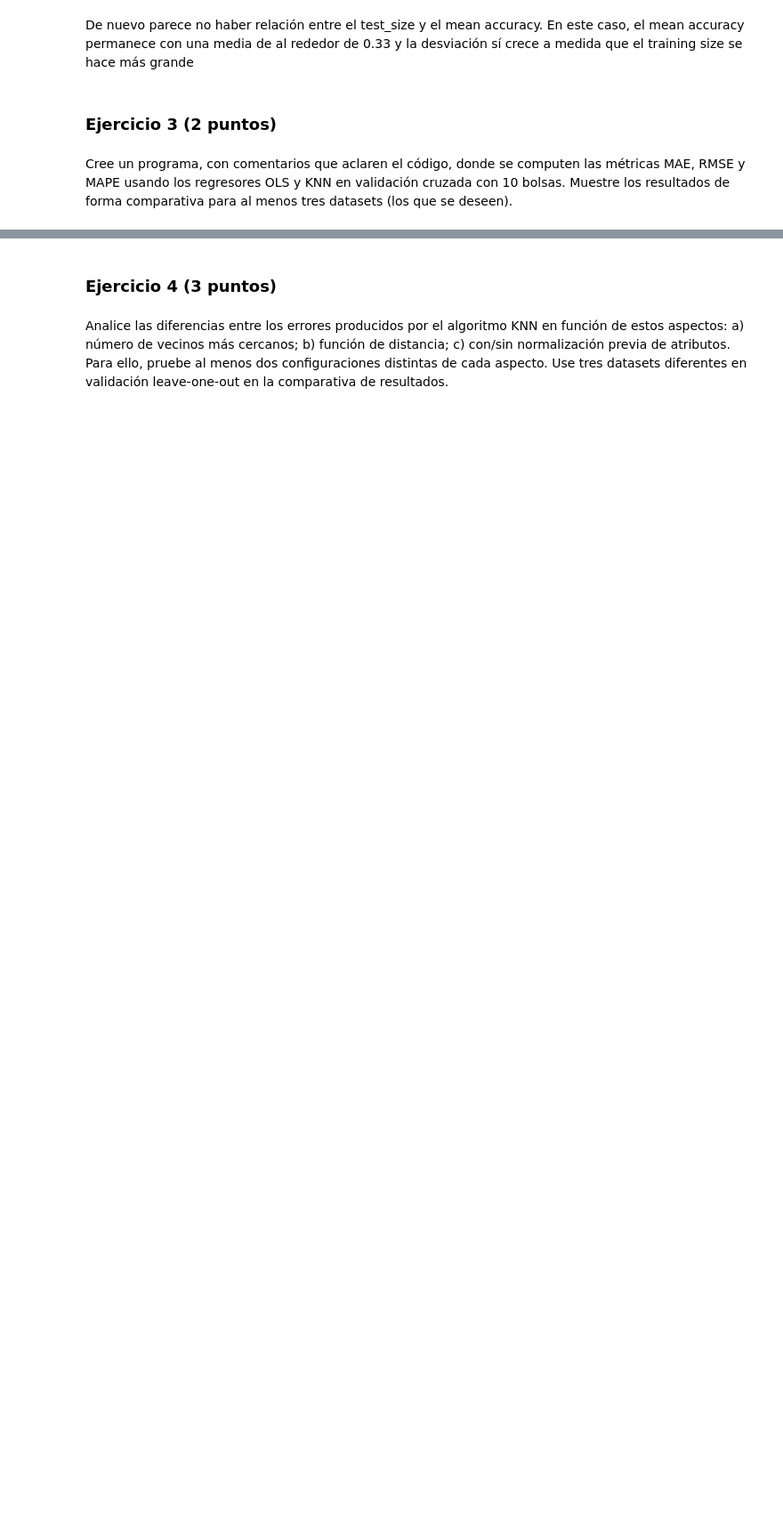
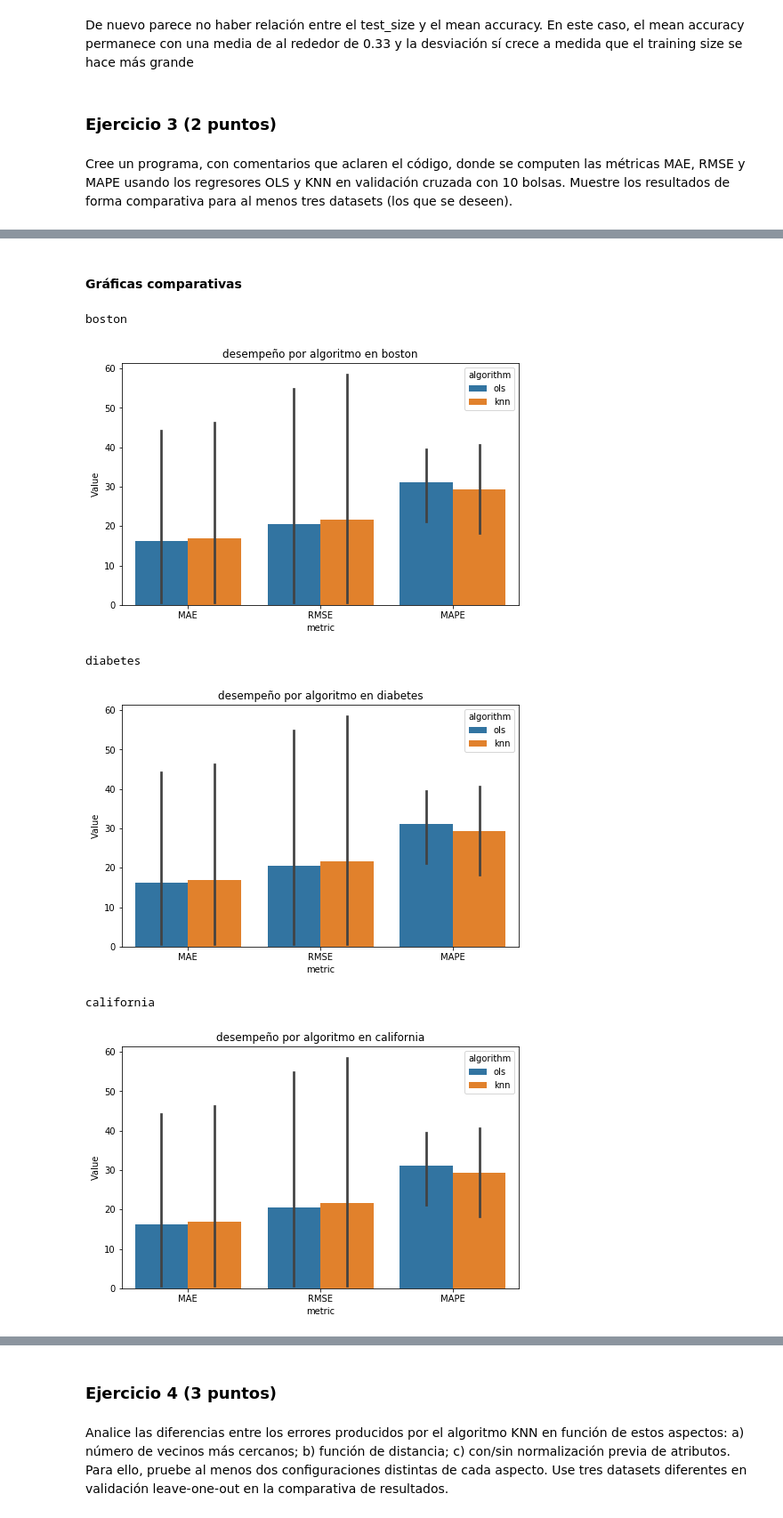
Before and after one commit to cposada8/master_ia, a Jupyter notebook: 4_aprendizaje_supervisado/actividades/Actividad2.ipynb, the cells around one changed output, grey strips where cells are left out. Shown at 89% size. Saved outputs shown, nothing was run; the diff lists cells and outputs as text; code cells hidden in the pictures; blank space fills up the shorter version.

Commit message:
agregados avances a las actividades de algoritmos de optimización y aprendizaje supervisado

```diff
--- a/4_aprendizaje_supervisado/actividades/Actividad2.ipynb
+++ b/4_aprendizaje_supervisado/actividades/Actividad2.ipynb
@@ -295,0 +388,27 @@ Cree un programa, con comentarios que aclaren el código, donde se computen las
+# %%
+# Ejecución de los distintos algoritmos para cada dataset
+results_df = pd.DataFrame(columns=["dataset", "algorithm", "MAE", "RMSE", "MAPE"]) # dataframe para guardar los resultados
+seed = 42 # semilla que se usará en todas las iteraciones
+for data_name, datos in dict_datos.items():
+    for alg_name, alg in algoritmos.items():
+        print("ejecutando:", data_name, " - ",alg_name)
+
+        # selección de los datos y el modelo
+        # Validación y obtención de las predicciones del modelo.
+        y_pred = cross_val_predict(alg, datos["data_prep"], datos["target"],
+                   cv = KFold(n_splits=10, random_state=seed))
+
+        # computando métricas
+        MAE = metricas['MAE'](datos.target, y_pred)
+        RMSE = metricas['RMSE'](datos.target, y_pred)
+        MAPE = metricas['MAPE'](datos.target, y_pred)
+
+        # guardar los resultados en el dataframe correspondiente
+        resultados_actuales = {
+            "dataset":data_name,
+            "algorithm":alg_name,
+            "MAE": MAE,
+            "RMSE":RMSE,
+            "MAPE":MAPE
+        }
+        results_df = results_df.append(resultados_actuales, ignore_index=True)
@@ -295,0 +435,25 @@ Cree un programa, con comentarios que aclaren el código, donde se computen las
+# %%
+# preparación de los datos para hacer gráficas comparativas
+melted_results = results_df.melt(id_vars=["dataset", "algorithm"],
+        var_name="metric",
+        value_name="Value")
+# melted_results
+# %% [markdown]
+#### Gráficas comparativas
+# %%
+# gráficas comparativas
+for data_name in dict_datos:
+    print(data_name)
+    df = melted_results[melted_results["dataset"]== data_name]
+
+    plt.figure(figsize=(8, 5))
+    sns.barplot(x="metric", y="Value", hue="algorithm", data= melted_results)
+    plt.title("desempeño por algoritmo en "+data_name)
+    plt.show()
+# %% [output]
+boston
+[figure, added]
+diabetes
+[figure, added]
+california
+[figure, added]
```
Also changed, not shown: parts of 50 cells of this notebook, 14 other files.
